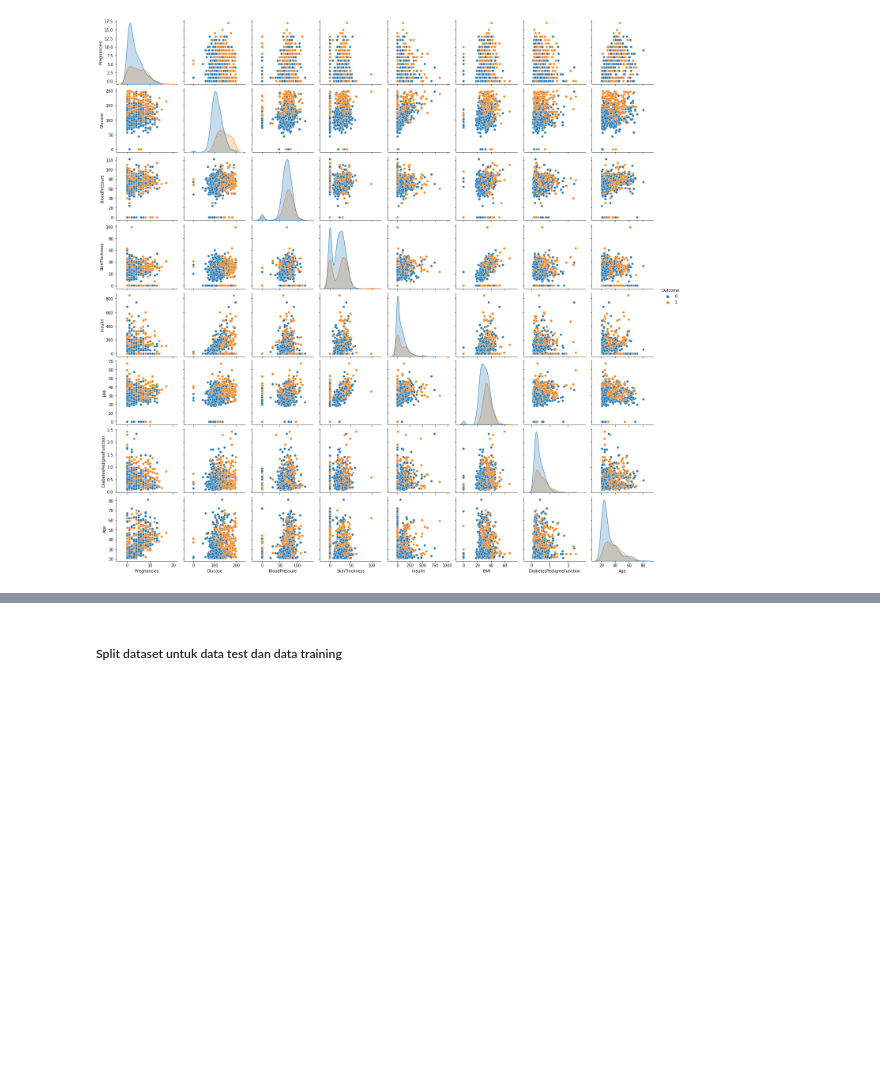
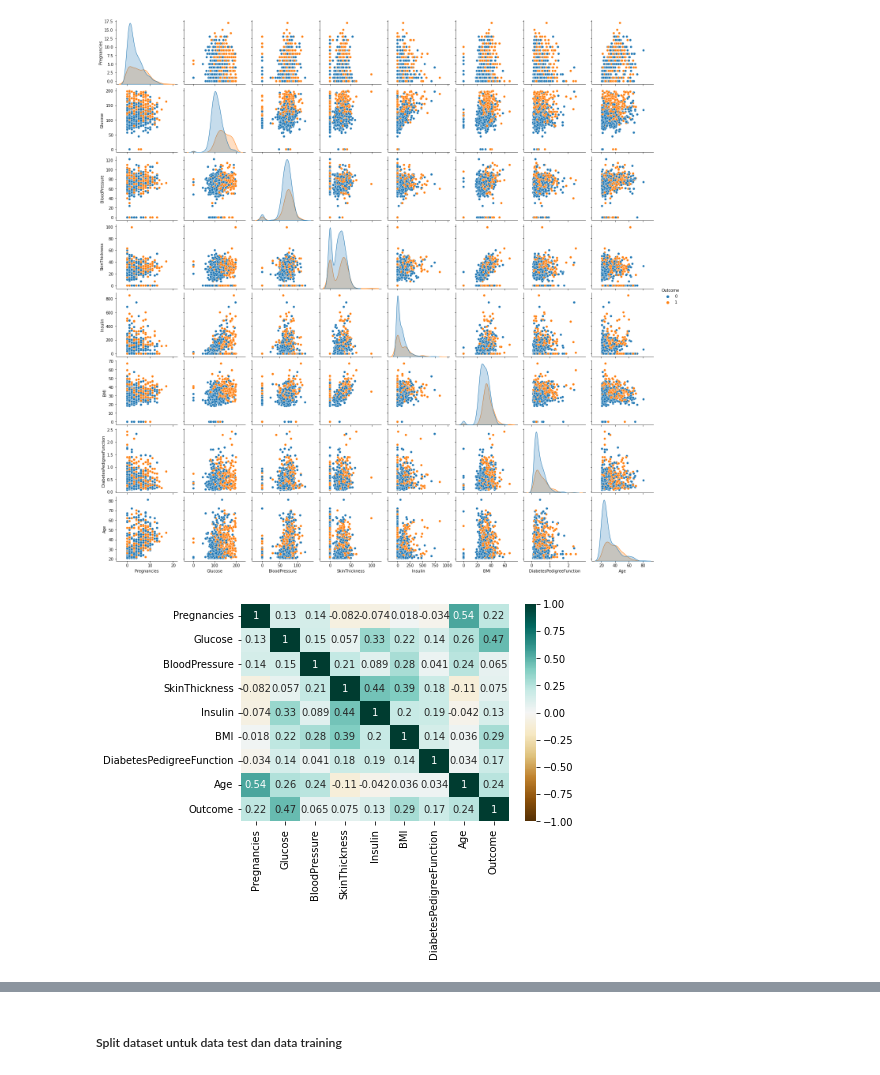
Before and after one commit to Nielioo/Pima-Indians-Diabetes-Analytics, a Jupyter notebook: data analysis.ipynb, the cells around one changed output, grey strips where cells are left out. Saved outputs shown, nothing was run; the diff lists cells and outputs as text; code cells hidden in the pictures; blank space fills up the shorter version.

```diff
--- a/data analysis.ipynb
+++ b/data analysis.ipynb
@@ -79,3 +72,9 @@ sns.pairplot(dataset, hue='Outcome')
 # %% [output]
 <seaborn.axisgrid.PairGrid at 0x...>
 [figure]
+# %%
+# Menampilkan EDA dengan heatmap
+sns.heatmap(dataset.corr(), vmin=-1, vmax=1, cmap='BrBG', annot=True)
+plt.show()
+# %% [output]
+[figure, added]
```
Also changed, not shown: parts of 22 cells of this notebook.
